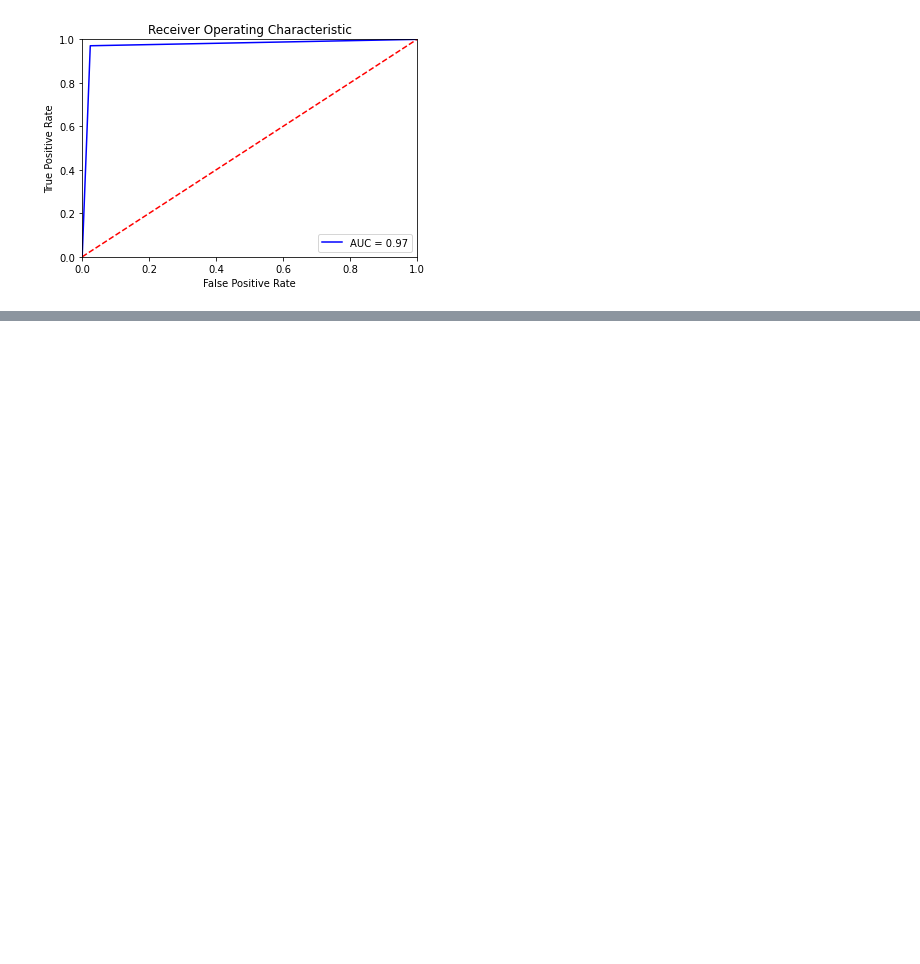
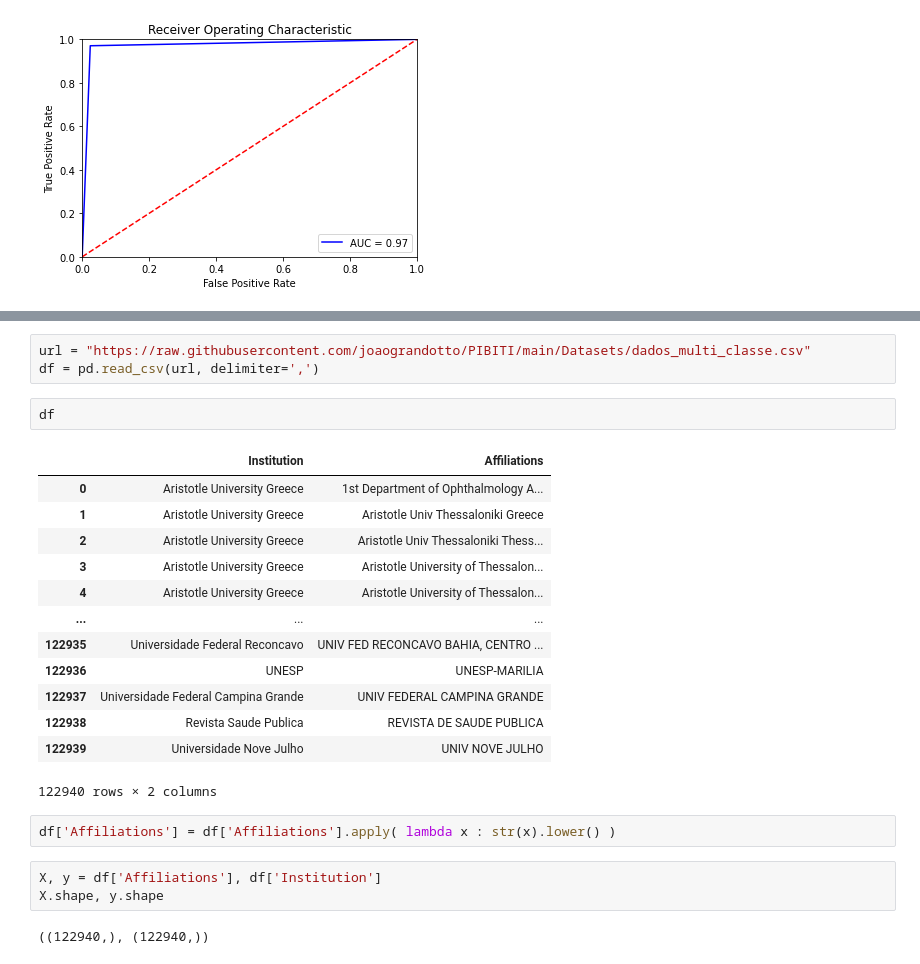
Before and after one commit to joaograndotto/PIBITI, a Jupyter notebook: ProvaDeConceito.ipynb, the cells around one changed output, grey strips where cells are left out. Drawn from its saved outputs; the diff is of its cells as text; blank space fills up the shorter version.

```diff
--- a/ProvaDeConceito.ipynb
+++ b/ProvaDeConceito.ipynb
@@ -382,0 +430,26 @@ plt.show()
+# %%
+url = "https://raw.githubusercontent.com/joaograndotto/PIBITI/main/Datasets/dados_multi_classe.csv"
+df = pd.read_csv(url, delimiter=',')
+# %%
+df
+# %% [output]
+|  | Institution | Affiliations |
+| 0 | Aristotle University Greece | 1st Department of Ophthalmology A... |
+| 1 | Aristotle University Greece | Aristotle Univ Thessaloniki Greece |
+| 2 | Aristotle University Greece | Aristotle Univ Thessaloniki Thess... |
+| 3 | Aristotle University Greece | Aristotle University of Thessalon... |
+| 4 | Aristotle University Greece | Aristotle University of Thessalon... |
+| ... | ... | ... |
+| 122935 | Universidade Federal Reconcavo | UNIV FED RECONCAVO BAHIA, CENTRO ... |
+| 122936 | UNESP | UNESP-MARILIA |
+| 122937 | Universidade Federal Campina Grande | UNIV FEDERAL CAMPINA GRANDE |
+| 122938 | Revista Saude Publica | REVISTA DE SAUDE PUBLICA |
+| 122939 | Universidade Nove Julho | UNIV NOVE JULHO |
+122940 rows × 2 columns
+# %%
+df['Affiliations'] = df['Affiliations'].apply( lambda x : str(x).lower() )
+# %%
+X, y = df['Affiliations'], df['Institution']
+X.shape, y.shape
+# %% [output]
+((122940,), (122940,))
```
Also changed, not shown: parts of 21 cells of this notebook.
